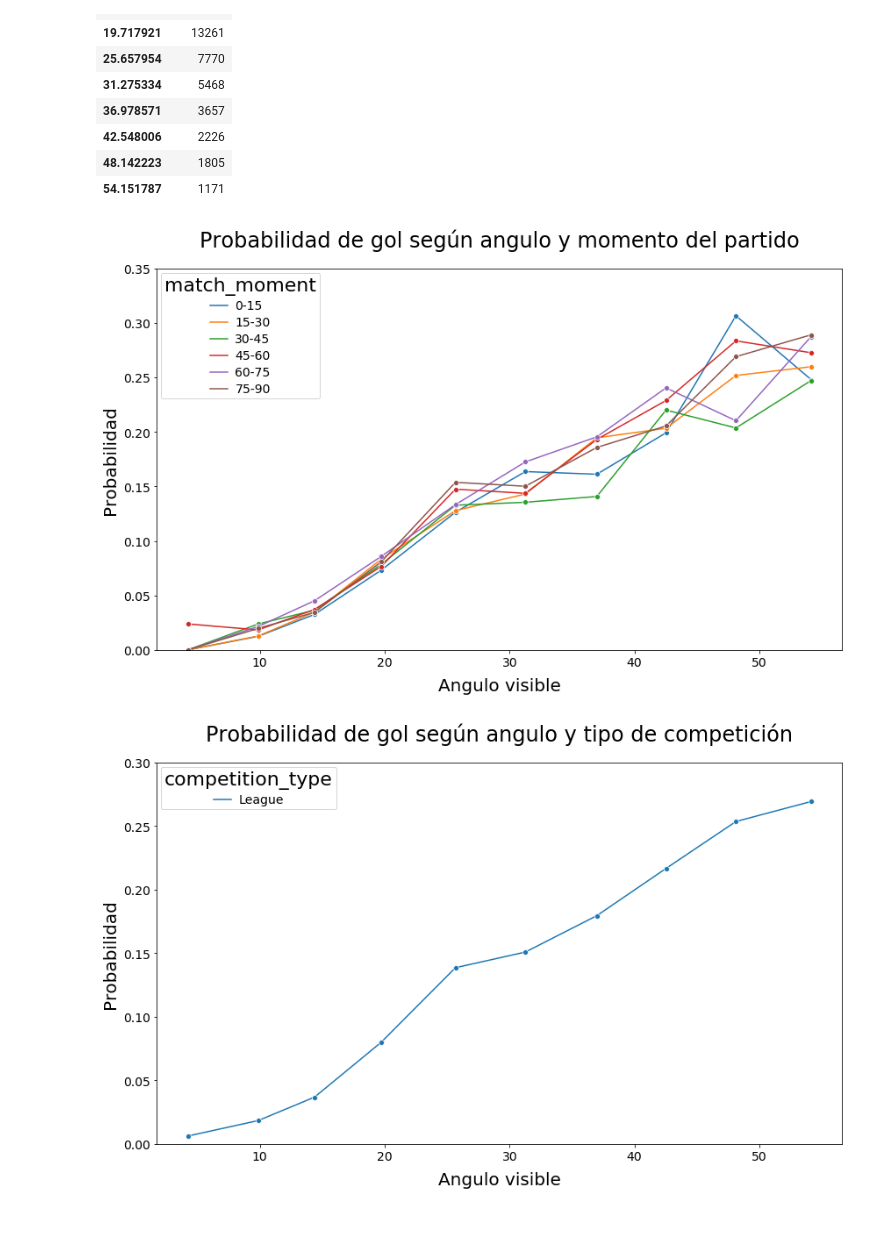
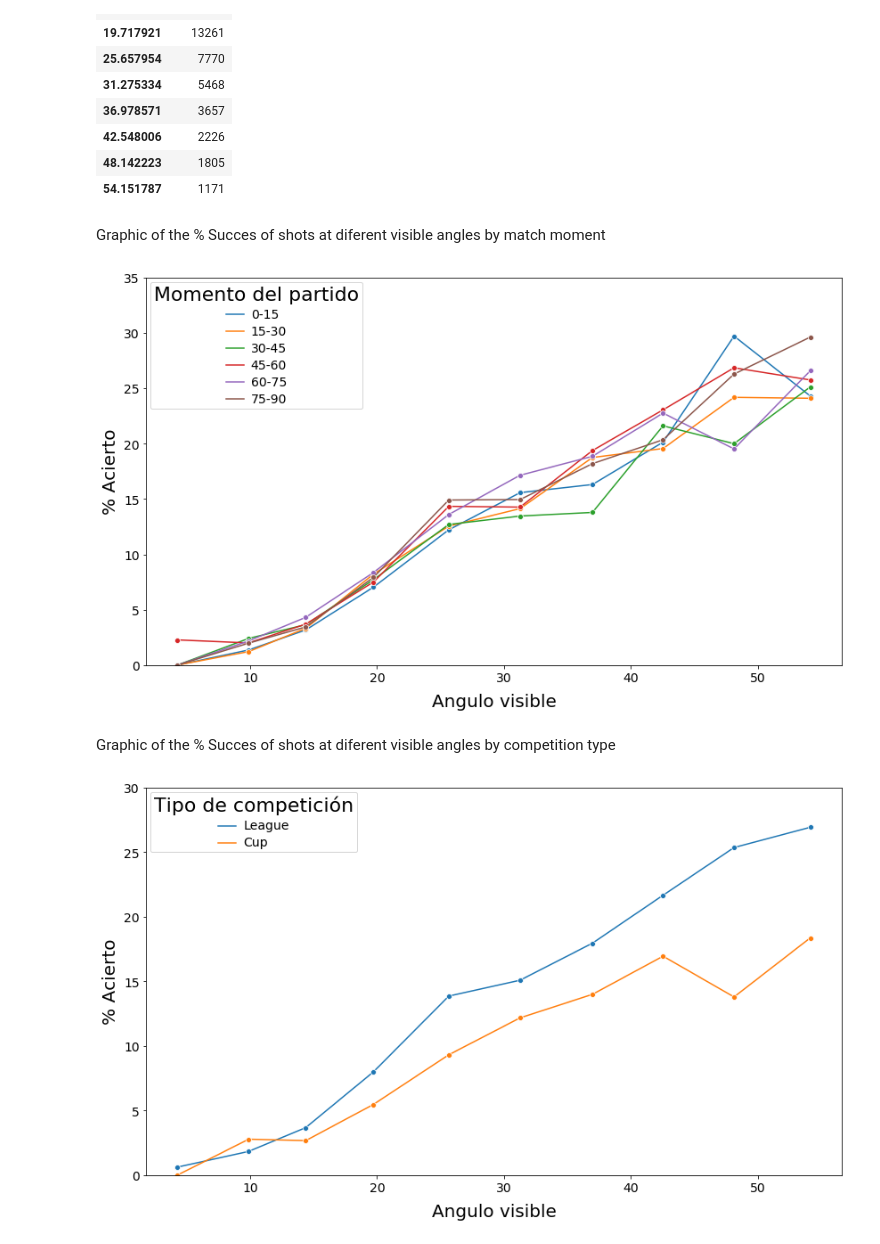
Before and after one commit to SergiRuizUNIR/TFG, a Jupyter notebook: 10_Resumen_&_Subdatatsets.ipynb, the cells around one changed output. Saved outputs shown, nothing was run; the diff lists cells and outputs as text; code cells hidden in the pictures.

```diff
--- a/10_Resumen_&_Subdatatsets.ipynb
+++ b/10_Resumen_&_Subdatatsets.ipynb
@@ -193,29 +214,35 @@ g2
 | 42.548006 | 2226 |
 | 48.142223 | 1805 |
 | 54.151787 | 1171 |
+# %% [markdown]
+Graphic of the % Succes of shots at diferent visible angles by match moment
 # %%
 fig = plt.gcf()
 fig.set_size_inches( 14, 8)
-ax=sns.lineplot(x="angle_bins", y="goal", estimator='mean', hue="match_moment", data=df_non_penaltyv, ci=None, marker='o')
-ax.set(ylim=(0.0, 0.35))
-plt.setp(ax.get_legend().get_texts(), fontsize='14') # for legend text
-plt.setp(ax.get_legend().get_title(), fontsize='22') # for legend title
-ax.set_ylabel('Probabilidad', fontsize=20, labelpad=5)
+ax=sns.lineplot(x="angle_bins", y="goal", estimator=lambda y: sum(y==1)*100.0/len(y), hue="match_moment",
+                data=df_non_penaltyv, ci=None, marker='o')
+ax.set(ylim=(0.0, 35))
+ax.legend(title = "Momento del partido")
+plt.setp(ax.get_legend().get_texts(), fontsize='14')
+plt.setp(ax.get_legend().get_title(), fontsize='22')
+ax.set_ylabel('% Acierto', fontsize=20, labelpad=5)
 ax.set_xlabel('Angulo visible', fontsize=20, labelpad=10)
-ax.set_title('Probabilidad de gol según angulo y momento del partido', fontsize=24, pad = 25)
 ax.tick_params(axis='both', which='major', labelsize=14)
 # %% [output]
-[figure, old version]
+[figure, new version]
+# %% [markdown]
+Graphic of the % Succes of shots at diferent visible angles by competition type
 # %%
 fig = plt.gcf()
 fig.set_size_inches(14, 8)
-ax=sns.lineplot(x="angle_bins", y="goal", estimator='mean', hue="competition_type", data=df_non_penaltyv, ci=None, marker='o')
-ax.set(ylim=(0.0, 0.3))
-plt.setp(ax.get_legend().get_texts(), fontsize='14') # for legend text
-plt.setp(ax.get_legend().get_title(), fontsize='22') # for legend title
-ax.set_ylabel('Probabilidad', fontsize=20, labelpad=5)
+ax=sns.lineplot(x="angle_bins", y="goal", estimator=lambda y: sum(y==1)*100.0/len(y), hue="competition_type",
+                data=df_non_penaltyv, ci=None, marker='o')
+ax.set(ylim=(0.0, 30))
+ax.legend(title = "Tipo de competición")
+plt.setp(ax.get_legend().get_texts(), fontsize='14')
+plt.setp(ax.get_legend().get_title(), fontsize='22')
+ax.set_ylabel('% Acierto', fontsize=20, labelpad=5)
 ax.set_xlabel('Angulo visible', fontsize=20, labelpad=10)
-ax.set_title('Probabilidad de gol según angulo y tipo de competición', fontsize=24, pad = 25)
 ax.tick_params(axis='both', which='major', labelsize=14)
 # %% [output]
-[figure, old version]
+[figure, new version]
```
Also changed, not shown: parts of 63 cells of this notebook.
